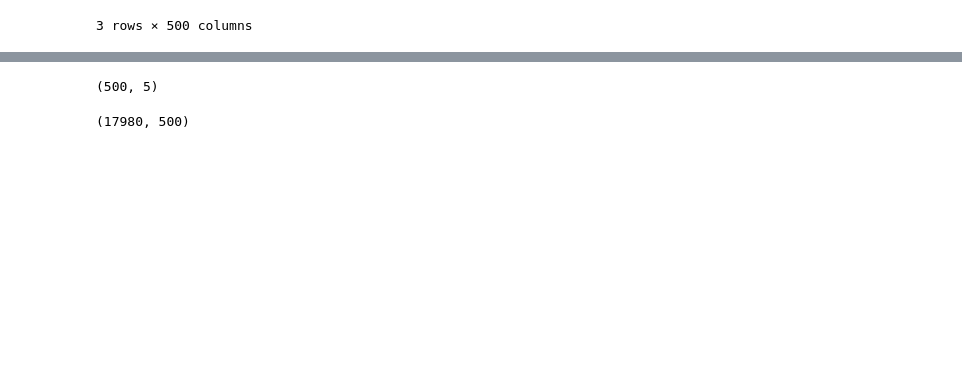
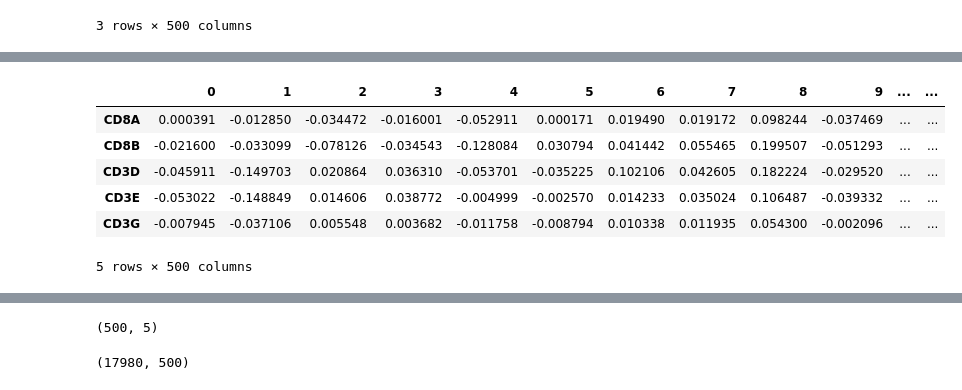
Before and after one commit to lewinsohndp/scSHARP, a Jupyter notebook: pbmc_int.ipynb, the cells around one changed output, grey strips where cells are left out. Drawn from its saved outputs; the diff is of its cells as text; code cells hidden in the pictures; blank space fills up the shorter version.

```diff
--- a/pbmc_int.ipynb
+++ b/pbmc_int.ipynb
@@ -39,0 +117,10 @@ gene_loadings.loc[b_markers,:]
+# %%
+gene_loadings.loc[cd8_markers,:]
+# %% [output]
+|  | 0 | 1 | 2 | 3 | 4 | 5 | 6 | 7 | 8 | 9 | ... | ... |
+| CD8A | 0.000391 | -0.012850 | -0.034472 | -0.016001 | -0.052911 | 0.000171 | 0.019490 | 0.019172 | 0.098244 | -0.037469 | ... | ... |
+| CD8B | -0.021600 | -0.033099 | -0.078126 | -0.034543 | -0.128084 | 0.030794 | 0.041442 | 0.055465 | 0.199507 | -0.051293 | ... | ... |
+| CD3D | -0.045911 | -0.149703 | 0.020864 | 0.036310 | -0.053701 | -0.035225 | 0.102106 | 0.042605 | 0.182224 | -0.029520 | ... | ... |
+| CD3E | -0.053022 | -0.148849 | 0.014606 | 0.038772 | -0.004999 | -0.002570 | 0.014233 | 0.035024 | 0.106487 | -0.039332 | ... | ... |
+| CD3G | -0.007945 | -0.037106 | 0.005548 | 0.003682 | -0.011758 | -0.008794 | 0.010338 | 0.011935 | 0.054300 | -0.002096 | ... | ... |
+5 rows × 500 columns
```
Also changed, not shown: parts of 17 cells of this notebook, 10 other files.
